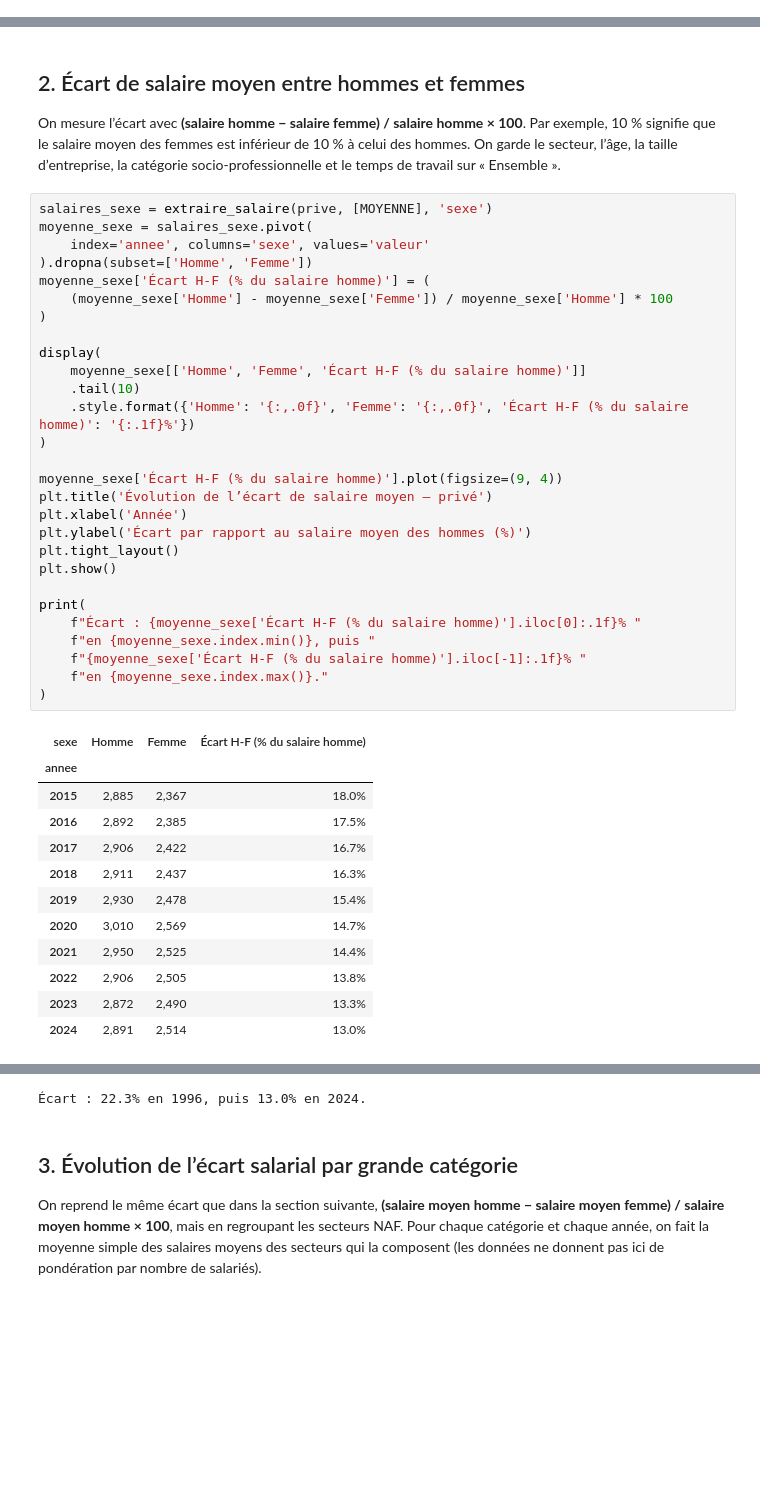
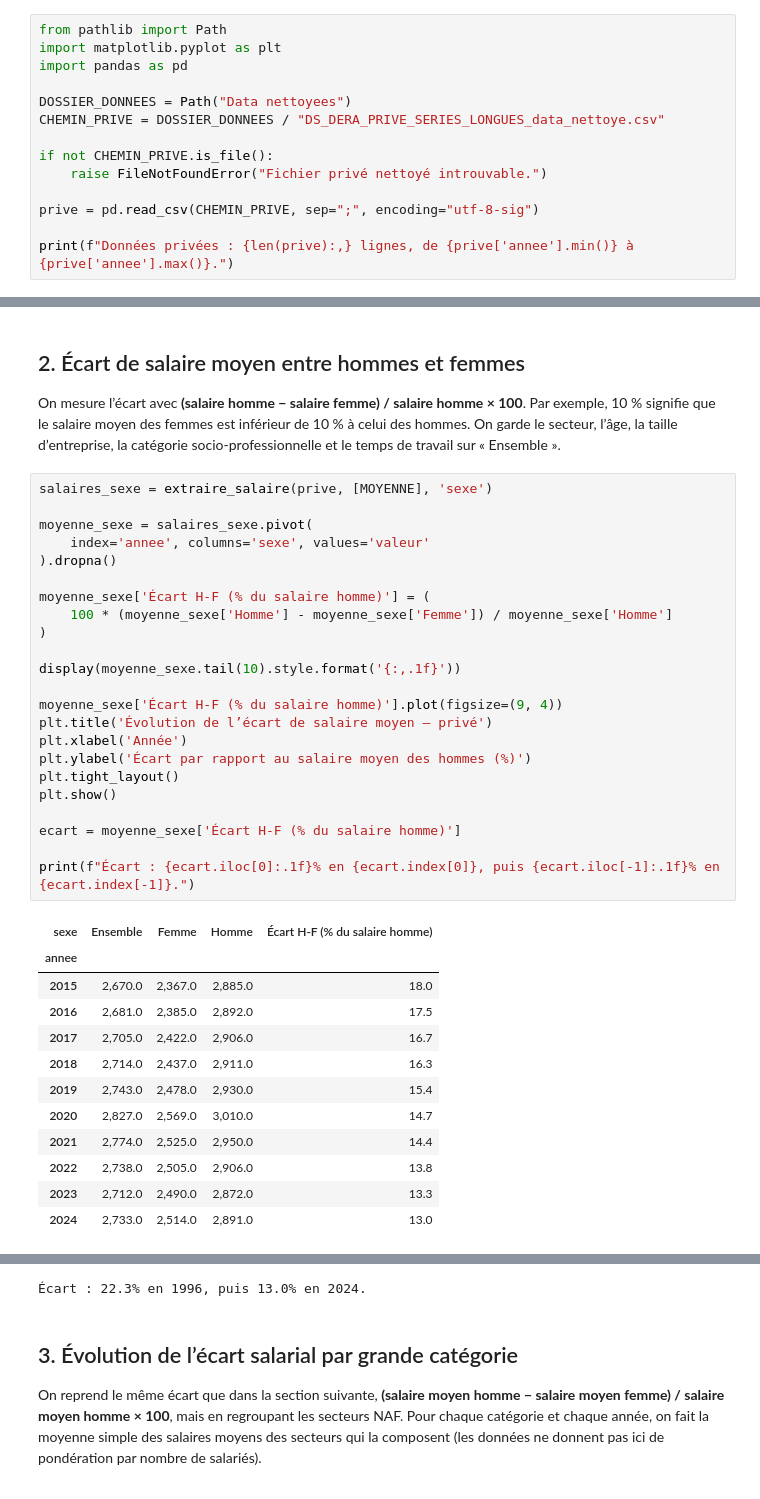
Before and after one commit to YanisY-stack/ProjetPython, a Jupyter notebook: Statistiques_descriptives.ipynb, the cells around one changed output, grey strips where cells are left out. Drawn from its saved outputs; the diff is of its cells as text; blank space fills up the shorter version.

Commit message:
premier jet du read me et stats descriptives modifiées

```diff
--- a/Statistiques_descriptives.ipynb
+++ b/Statistiques_descriptives.ipynb
@@ -6,3 +6,17 @@ On explore uniquement les données du secteur privé : salaires par secteur, sex
 **Avant de commencer :** lance d’abord `Nettoyage_donnees.ipynb`. Ce notebook lit les CSV dans `Data nettoyees/` et ne modifie aucun fichier.
 # %% [markdown]
 ## 1. On charge les données
+# %%
+from pathlib import Path
+import matplotlib.pyplot as plt
+import pandas as pd
+
+DOSSIER_DONNEES = Path("Data nettoyees")
+CHEMIN_PRIVE = DOSSIER_DONNEES / "DS_DERA_PRIVE_SERIES_LONGUES_data_nettoye.csv"
+
+if not CHEMIN_PRIVE.is_file():
+    raise FileNotFoundError("Fichier privé nettoyé introuvable.")
+
+prive = pd.read_csv(CHEMIN_PRIVE, sep=";", encoding="utf-8-sig")
+
+print(f"Données privées : {len(prive):,} lignes, de {prive['annee'].min()} à {prive['annee'].max()}.")
@@ -107,45 +98,40 @@ Données privées : 14,768 lignes, de 1951 à 2024.
 On mesure l’écart avec **(salaire homme − salaire femme) / salaire homme × 100**. Par exemple, 10 % signifie que le salaire moyen des femmes est inférieur de 10 % à celui des hommes. On garde le secteur, l’âge, la taille d’entreprise, la catégorie socio-professionnelle et le temps de travail sur « Ensemble ».
 # %%
 salaires_sexe = extraire_salaire(prive, [MOYENNE], 'sexe')
+
 moyenne_sexe = salaires_sexe.pivot(
     index='annee', columns='sexe', values='valeur'
-).dropna(subset=['Homme', 'Femme'])
+).dropna()
+
 moyenne_sexe['Écart H-F (% du salaire homme)'] = (
-    (moyenne_sexe['Homme'] - moyenne_sexe['Femme']) / moyenne_sexe['Homme'] * 100
+    100 * (moyenne_sexe['Homme'] - moyenne_sexe['Femme']) / moyenne_sexe['Homme']
 )
 
-display(
-    moyenne_sexe[['Homme', 'Femme', 'Écart H-F (% du salaire homme)']]
-    .tail(10)
-    .style.format({'Homme': '{:,.0f}', 'Femme': '{:,.0f}', 'Écart H-F (% du salaire homme)': '{:.1f}%'})
-)
+display(moyenne_sexe.tail(10).style.format('{:,.1f}'))
 
 moyenne_sexe['Écart H-F (% du salaire homme)'].plot(figsize=(9, 4))
 plt.title('Évolution de l’écart de salaire moyen — privé')
 plt.xlabel('Année')
 plt.ylabel('Écart par rapport au salaire moyen des hommes (%)')
 plt.tight_layout()
 plt.show()
 
-print(
-    f"Écart : {moyenne_sexe['Écart H-F (% du salaire homme)'].iloc[0]:.1f}% "
-    f"en {moyenne_sexe.index.min()}, puis "
-    f"{moyenne_sexe['Écart H-F (% du salaire homme)'].iloc[-1]:.1f}% "
-    f"en {moyenne_sexe.index.max()}."
-)
+ecart = moyenne_sexe['Écart H-F (% du salaire homme)']
+
+print(f"Écart : {ecart.iloc[0]:.1f}% en {ecart.index[0]}, puis {ecart.iloc[-1]:.1f}% en {ecart.index[-1]}.")
 # %% [output]
-| sexe | Homme | Femme | Écart H-F (% du salaire homme) |
-| annee |  |  |  |
-| 2015 | 2,885 | 2,367 | 18.0% |
-| 2016 | 2,892 | 2,385 | 17.5% |
-| 2017 | 2,906 | 2,422 | 16.7% |
-| 2018 | 2,911 | 2,437 | 16.3% |
-| 2019 | 2,930 | 2,478 | 15.4% |
-| 2020 | 3,010 | 2,569 | 14.7% |
-| 2021 | 2,950 | 2,525 | 14.4% |
-| 2022 | 2,906 | 2,505 | 13.8% |
-| 2023 | 2,872 | 2,490 | 13.3% |
-| 2024 | 2,891 | 2,514 | 13.0% |
+| sexe | Ensemble | Femme | Homme | Écart H-F (% du salaire homme) |
+| annee |  |  |  |  |
+| 2015 | 2,670.0 | 2,367.0 | 2,885.0 | 18.0 |
+| 2016 | 2,681.0 | 2,385.0 | 2,892.0 | 17.5 |
+| 2017 | 2,705.0 | 2,422.0 | 2,906.0 | 16.7 |
+| 2018 | 2,714.0 | 2,437.0 | 2,911.0 | 16.3 |
+| 2019 | 2,743.0 | 2,478.0 | 2,930.0 | 15.4 |
+| 2020 | 2,827.0 | 2,569.0 | 3,010.0 | 14.7 |
+| 2021 | 2,774.0 | 2,525.0 | 2,950.0 | 14.4 |
+| 2022 | 2,738.0 | 2,505.0 | 2,906.0 | 13.8 |
+| 2023 | 2,712.0 | 2,490.0 | 2,872.0 | 13.3 |
+| 2024 | 2,733.0 | 2,514.0 | 2,891.0 | 13.0 |
 [figure]
 Écart : 22.3% en 1996, puis 13.0% en 2024.
 # %% [markdown]
```
Also changed, not shown: parts of 6 cells of this notebook, 1 other file.
